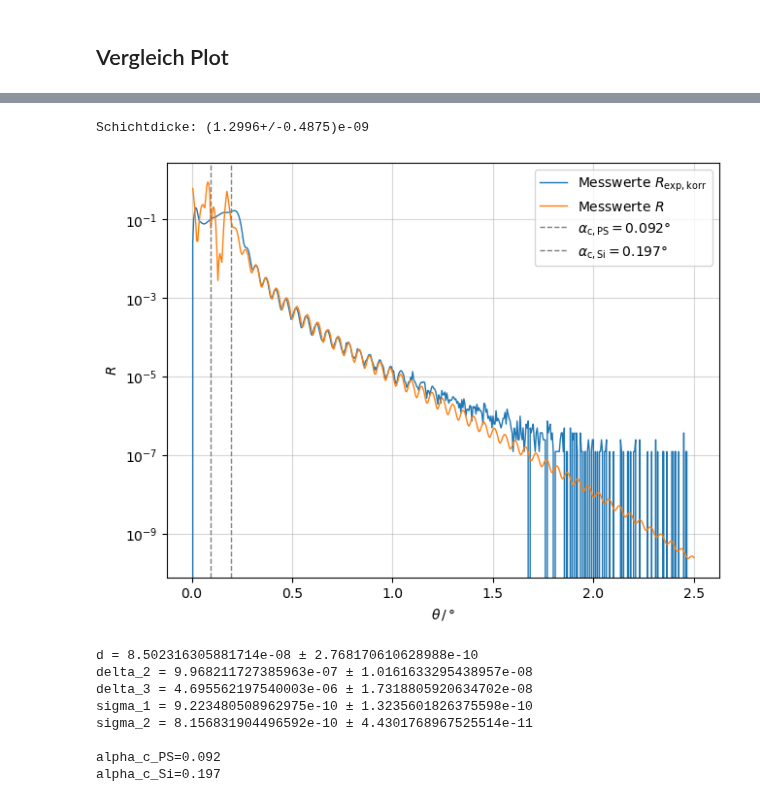
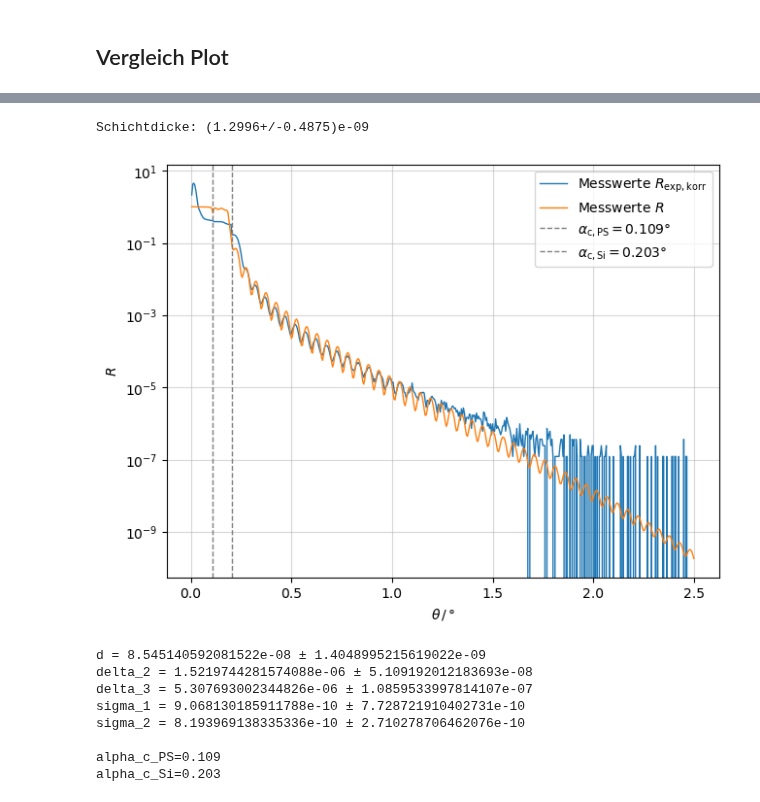
Before and after one commit to waerther/fortgeschrittenenpraktikum, a Jupyter notebook: v44/auswertung.ipynb, the cells around one changed output, grey strips where cells are left out. Cells and saved outputs as stored; diff of their text form; code cells hidden in the pictures.

```diff
--- a/v44/auswertung.ipynb
+++ b/v44/auswertung.ipynb
@@ -174,7 +174,7 @@ def geometriefaktor(theta):
     return result
 
 R = (Intensity - Intensity1) / (5 * np.max((Intensity - Intensity1)))
-R_korrektur =  R * geometriefaktor(theta)
+R_korrektur =  R / geometriefaktor(theta)
 ax.plot(theta[1:], R[1:], ls='-', c='r', label='Messdaten zur Reflexivität', lw = 0.9, zorder=3)
 ax.plot(theta[1:], R_korrektur[1:], ls='--', c='b', label='Korrigiert durch Geometriefaktor',lw=2)
 ax.grid('::', alpha=0.5)
@@ -267,12 +267,6 @@ ax.plot(theta,
         linewidth=1,
         label = r'Messwerte $R$',
         )
-# ax.plot(theta,
-#         fresnelreflectivity(theta),
-#         linestyle='--',
-#         linewidth=1,
-#         label = 'Berechnete Fresnelreflektivität\neiner idealen Si-Schicht',
-#         )
 ax.plot(theta[theta > 0.1],
         fresnelreflectivity2(theta[theta > 0.1]),
         linestyle=':',
@@ -280,7 +274,7 @@ ax.plot(theta[theta > 0.1],
         c='r',
         label = r'Näherung des Fresnelkoeffizienten',
         )
-R_korrektur =  R_exp * geometriefaktor(theta)
+R_korrektur =  R_exp / geometriefaktor(theta)
 ax.plot(theta[1:], R_korrektur[1:], ls='--', c='lightblue', label='Korrigiert durch Geometriefaktor',lw=1)
 
 minima_indices = argrelextrema(R_korrektur, np.less, order=5)
@@ -314,9 +780,12 @@ diff = ufloat(np.mean(diff), np.std(diff))
 d = lam / (2 * diff)
 print('Schichtdicke: {:.4e}'.format(d))
 
-d = 8.62*10**(-8)
-delta_2 = 1.3 * 10**(-6)
-delta_3 = 5.9 * 10**(-6)
+# d = 8.62*10**(-8)
+d = 8.45*10**(-8)
+# delta_2 = 1.3 * 10**(-6)
+delta_2 = 1.8* 10**(-6)
+# delta_3 = 5.9 * 10**(-6)
+delta_3 = 6.25 * 10**(-6)
 sigma_1 = 8 * 10**(-10)
 sigma_2 = 6.5 * 10**(-10)
 
@@ -326,12 +795,12 @@ def parratt_algorithm(theta, d, delta_2, delta_3, sigma_1, sigma_2):
     k = 2*np.pi/lam
 
     n_1 = 1
-    n_2 = 1 - delta_2 + 1j * delta_2 / 200
-    n_3 = 1 - delta_3 + 1j * delta_3 / 40
+    n_2 = 1 - delta_2 - 1j * delta_2 / 200
+    n_3 = 1 - delta_3 - 1j * delta_3 / 40
 
-    k_z1 = k * np.sqrt(np.abs(n_1**2 - np.cos(np.deg2rad(theta))**2))
-    k_z2 = k * np.sqrt(np.abs(n_2**2 - np.cos(np.deg2rad(theta))**2))
-    k_z3 = k * np.sqrt(np.abs(n_3**2 - np.cos(np.deg2rad(theta))**2))
+    k_z1 = k * np.sqrt((n_1**2 - np.cos(np.deg2rad(theta))**2))
+    k_z2 = k * np.sqrt((n_2**2 - np.cos(np.deg2rad(theta))**2))
+    k_z3 = k * np.sqrt((n_3**2 - np.cos(np.deg2rad(theta))**2))
 
     r_1 = np.exp(-2 * k_z1 * k_z2 * sigma_1**2) * (k_z1 - k_z2) / (k_z1 + k_z2)
     r_2 = np.exp(-2 * k_z2 * k_z3 * sigma_2**2) * (k_z2 - k_z3) / (k_z2 + k_z3)
@@ -343,11 +812,11 @@ def parratt_algorithm(theta, d, delta_2, delta_3, sigma_1, sigma_2):
 
     return R
 
-fit_mask = (theta > 0.3)
+fit_mask = ((theta > 0.3) & (theta < 1.3))
 # fit_mask = ((theta > 0.05) & (theta<1.5))
 params_parratt, cov_parratt = curve_fit(parratt_algorithm,
                                         theta[fit_mask],
-                                        R[fit_mask],
+                                        R_korrektur[fit_mask],
                                         p0=p0,
                                         bounds=([10**-9, 10**-7, 10**-7, 10**-10, 10**-10], [10**-7, 10**-5, 10**-5, 10**-9, 10**-9]),
                                         maxfev=100000)
@@ -356,8 +825,8 @@ alpha_c_PS = np.rad2deg(np.sqrt(2*delta_2))
 alpha_c_Si = np.rad2deg(np.sqrt(2*delta_3))
 
 fig, ax = plt.subplots(layout='constrained')
-ax.plot(theta,
-        R,
+ax.plot(theta[1:],
+        R_korrektur[1:],
         linestyle='-',
         linewidth=1,
         label = r'Messwerte $R_{\mathrm{exp,korr}}$',
@@ -372,39 +841,45 @@ ax.axvline(alpha_c_PS,
             color='gray',
             linestyle='--',
             linewidth=1,
             label=r'$\alpha_{\mathrm{c,PS}} = $' + f'{alpha_c_PS:=.3f}°',
             )
 ax.axvline(alpha_c_Si,
             color='gray',
             linestyle='--',
             linewidth=1,
             label=r'$\alpha_{\mathrm{c,Si}} = $' + f'{alpha_c_Si:=.3f}°',
             )
 ax.set(
     xlabel = r'$\theta \, / \, °$',
     ylabel = r'$R$',
     yscale='log',
 )
+# ax.axhline(1,
+#             color='black',
+#             linestyle='-',
+#             linewidth=1,
+#             label=r'$\alpha_{\mathrm{c,Si}} = $' + f'{alpha_c_Si:=.3f}°',
+#             )
 ax.legend(loc = 'best')
 ax.grid('::', alpha=0.5)
 # plt.savefig('plots/messung2.pdf')
 plt.show()
 
 uncertainties = np.sqrt(np.diag(cov_parratt))
 for name, value, uncertainty in zip(('d', 'delta_2','delta_3', 'sigma_1', 'sigma_2'), params_parratt, uncertainties):
     print(f'{name} = {value} ± {uncertainty}')
 
 print()
 print(f'{alpha_c_PS=:.3f}')
 print(f'{alpha_c_Si=:.3f}')
 # %% [output]
 Schichtdicke: (1.2996+/-0.4875)e-09
-[figure, old version]
+[figure, new version]
-d = 8.502316305881714e-08 ± 2.768170610628988e-10
-delta_2 = 9.968211727385963e-07 ± 1.0161633295438957e-08
-delta_3 = 4.695562197540003e-06 ± 1.7318805920634702e-08
-sigma_1 = 9.223480508962975e-10 ± 1.3235601826375598e-10
-sigma_2 = 8.156831904496592e-10 ± 4.4301768967525514e-11
+d = 8.545140592081522e-08 ± 1.4048995215619022e-09
+delta_2 = 1.5219744281574088e-06 ± 5.109192012183693e-08
+delta_3 = 5.307693002344826e-06 ± 1.0859533997814107e-07
+sigma_1 = 9.068130185911788e-10 ± 7.728721910402731e-10
+sigma_2 = 8.193969138335336e-10 ± 2.710278706462076e-10
 
-alpha_c_PS=0.092
-alpha_c_Si=0.197
+alpha_c_PS=0.109
+alpha_c_Si=0.203
```
Also changed, not shown: parts of 6 cells of this notebook, 3 other files.
